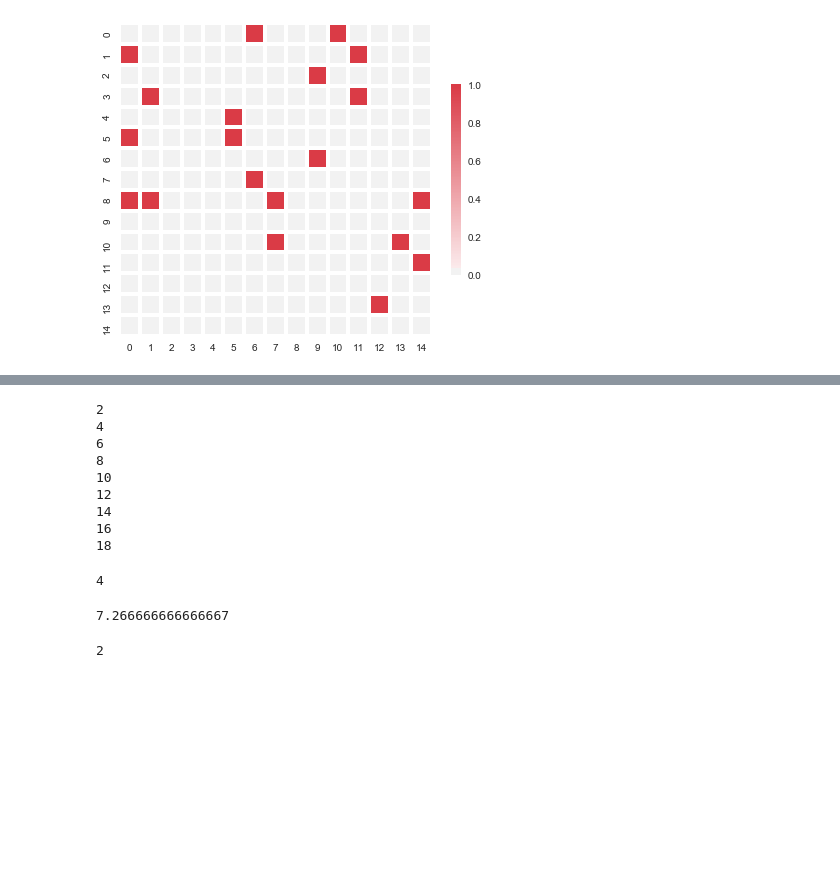
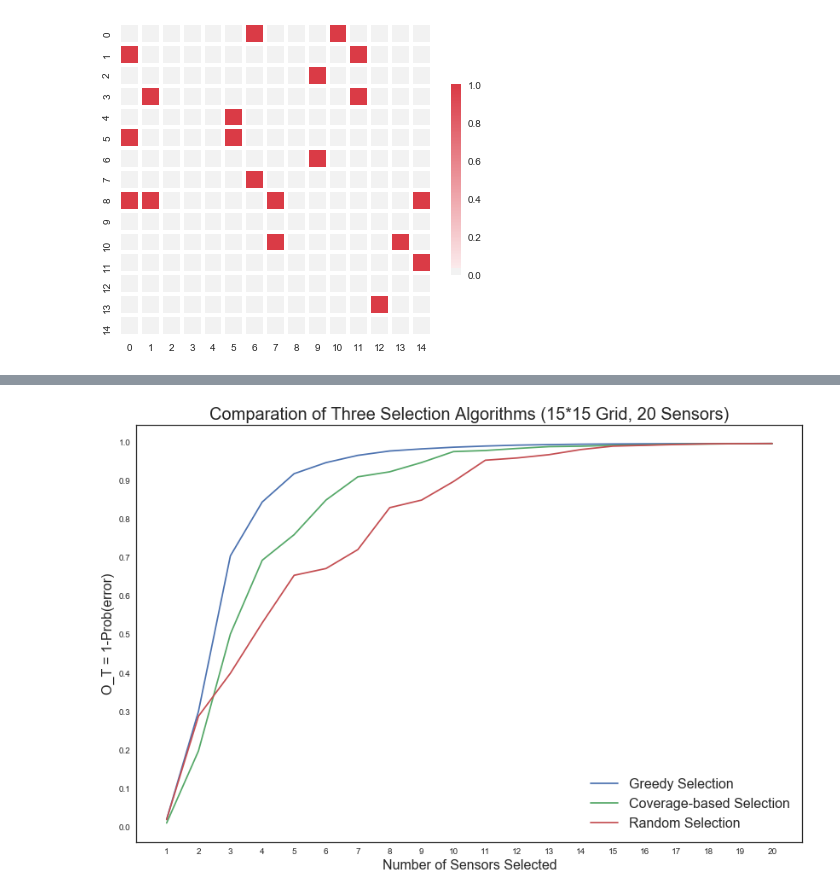
Before and after one commit to Wings-Lab/SelectSensor, a Jupyter notebook: testing.ipynb, the cells around one changed output, grey strips where cells are left out. Drawn from its saved outputs; the diff is of its cells as text; code cells hidden in the pictures; blank space fills up the shorter version.

Commit message:
ready for coverage homo version

```diff
--- a/testing.ipynb
+++ b/testing.ipynb
@@ -244,13 +152,0 @@ for i in range(len(approx[1])-2):
-# %%
-for i in range(2, 20, 2):
-    print(i)
-# %% [output]
-2
-4
-6
-8
-10
-12
-14
-16
-18
@@ -263,12 +153,25 @@ mydict = {
-# %%
-109%15
-# %% [output]
-4
-# %%
-109/15
-# %% [output]
-7.266666666666667
-# %%
-random.choice(range(0, 3))
-# %% [output]
-2
+# %%
+df_greedy = pd.read_csv('plot_data2/Offline_Greedy_15.csv', header=None)
+df_coverage = pd.read_csv('plot_data2/Offline_Coverage_15.csv', header=None)
+df_random = pd.read_csv('plot_data2/Offline_Random_15.csv', header=None)
+
+X_greedy, Y_greedy = df_greedy[0].tolist(), df_greedy[1].tolist()
+X_coverage, Y_coverage = df_coverage[0].tolist(), df_coverage[1].tolist()
+X_random, Y_random = df_random[0].tolist(), df_random[1].tolist()
+
+plt.figure(figsize=(14,9))
+plt.plot(X_greedy, Y_greedy)
+plt.plot(X_coverage, Y_coverage)
+plt.plot(X_random, Y_random)
+plt.legend(['Greedy Selection', 'Coverage-based Selection', 'Random Selection'], prop={'size':16})
+plt.xlabel('Number of Sensors Selected', fontsize=16)
+plt.ylabel('O_T = 1-Prob(error)', fontsize=16)
+plt.title('Comparation of Three Selection Algorithms (15*15 Grid, 20 Sensors)', fontsize=20)
+x_axis = np.arange(1, 21, 1)
+plt.xticks(x_axis)
+y_axis = np.arange(0, 1.1, 0.1)
+plt.yticks(y_axis)
+plt.savefig('plot/offline_homo_15.png')
+plt.show()
+# %% [output]
+[figure, added]
```
Also changed, not shown: parts of 13 cells of this notebook, 6 other files.
